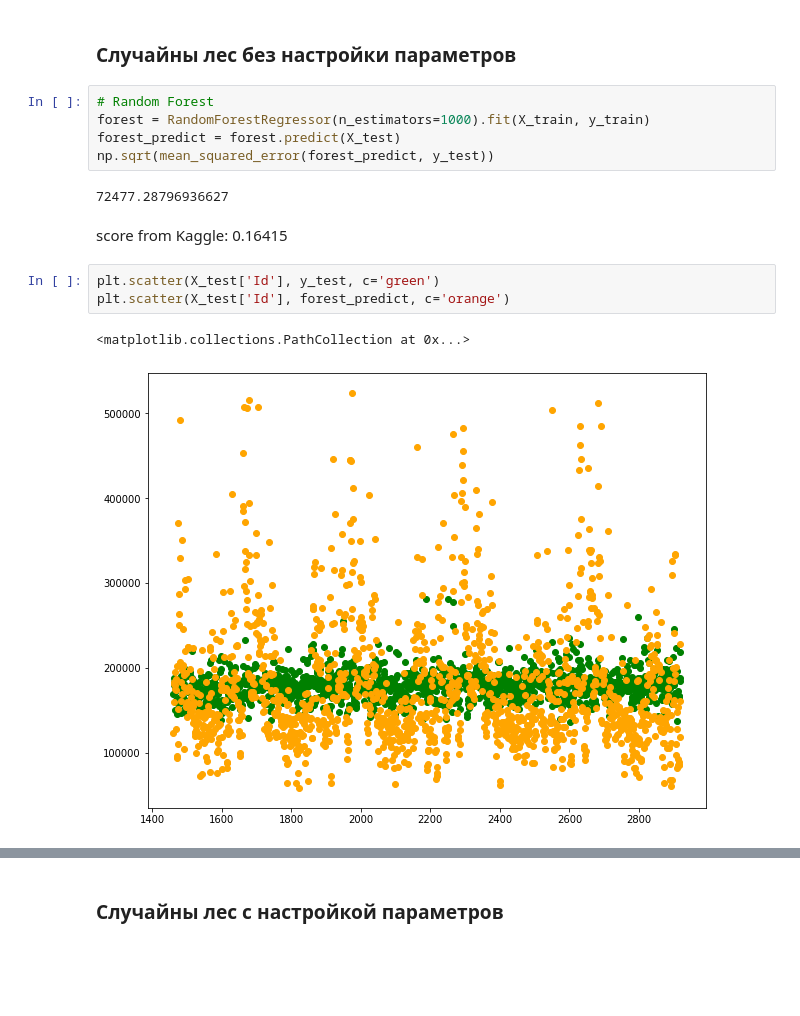
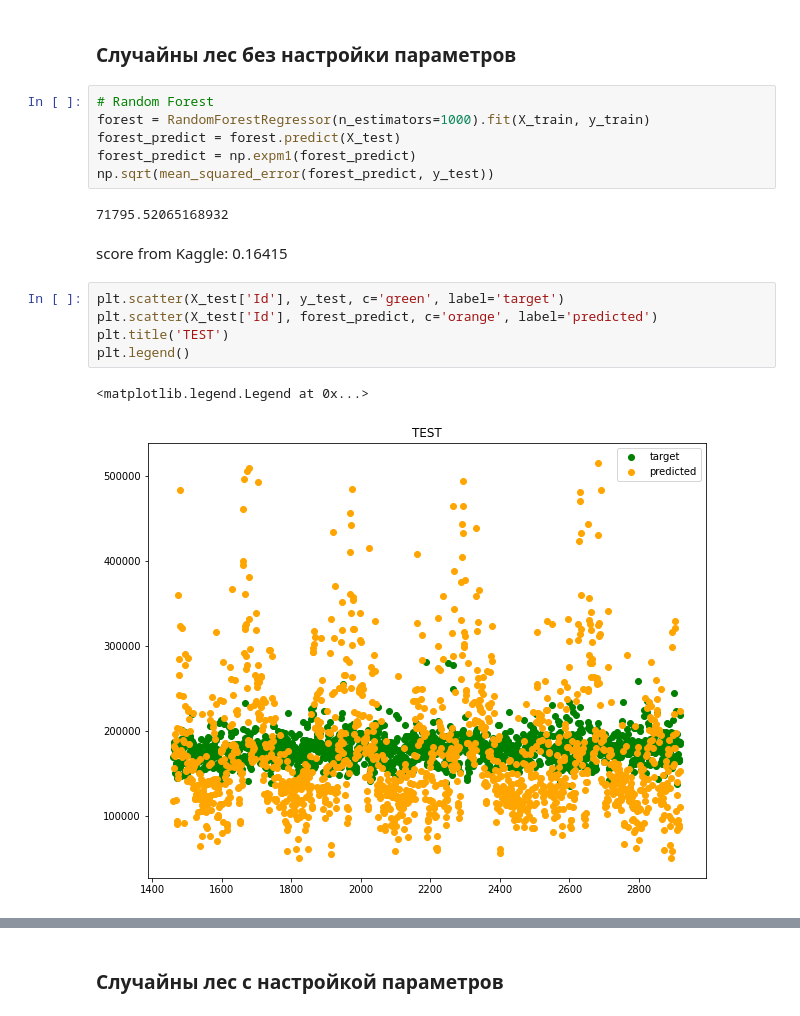
Before and after one commit to Nikita-lys/kaggle-house-prices, a Jupyter notebook: main.ipynb, the cells around one changed output, grey strips where cells are left out. Saved outputs shown, nothing was run; the diff lists cells and outputs as text; blank space fills up the shorter version.

```diff
--- a/main.ipynb
+++ b/main.ipynb
@@ -865,17 +891,20 @@ score from Kaggle: 0.15519
 # Random Forest
 forest = RandomForestRegressor(n_estimators=1000).fit(X_train, y_train)
 forest_predict = forest.predict(X_test)
+forest_predict = np.expm1(forest_predict)
 np.sqrt(mean_squared_error(forest_predict, y_test))
 # %% [output]
-72477.28796936627
+71795.52065168932
 # %% [markdown]
 score from Kaggle: 0.16415
 # %%
-plt.scatter(X_test['Id'], y_test, c='green')
-plt.scatter(X_test['Id'], forest_predict, c='orange')
+plt.scatter(X_test['Id'], y_test, c='green', label='target')
+plt.scatter(X_test['Id'], forest_predict, c='orange', label='predicted')
+plt.title('TEST')
+plt.legend()
 # %% [output]
-<matplotlib.collections.PathCollection at 0x...>
+<matplotlib.legend.Legend at 0x...>
-[figure, old version]
+[figure, new version]
 # %%
 # Plot the results
 plt.figure()
```
Also changed, not shown: parts of 30 cells of this notebook.
